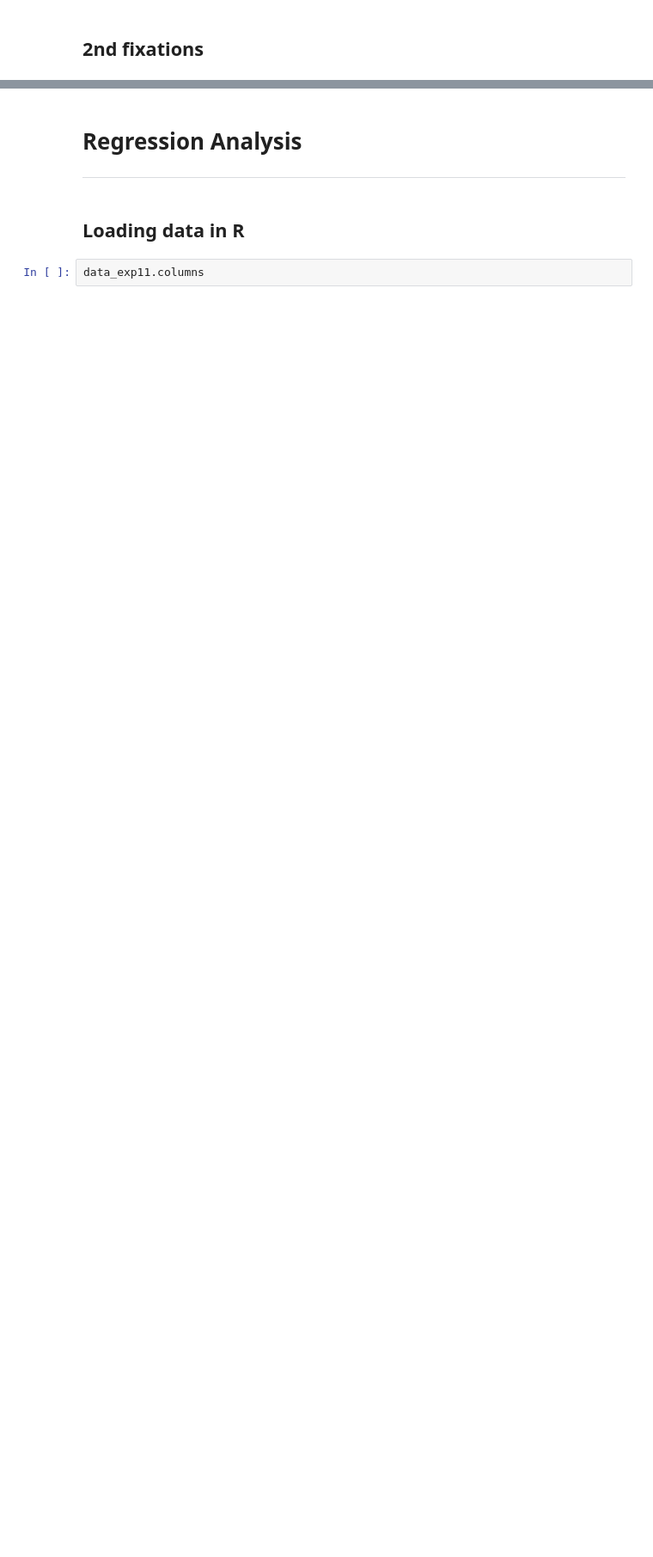
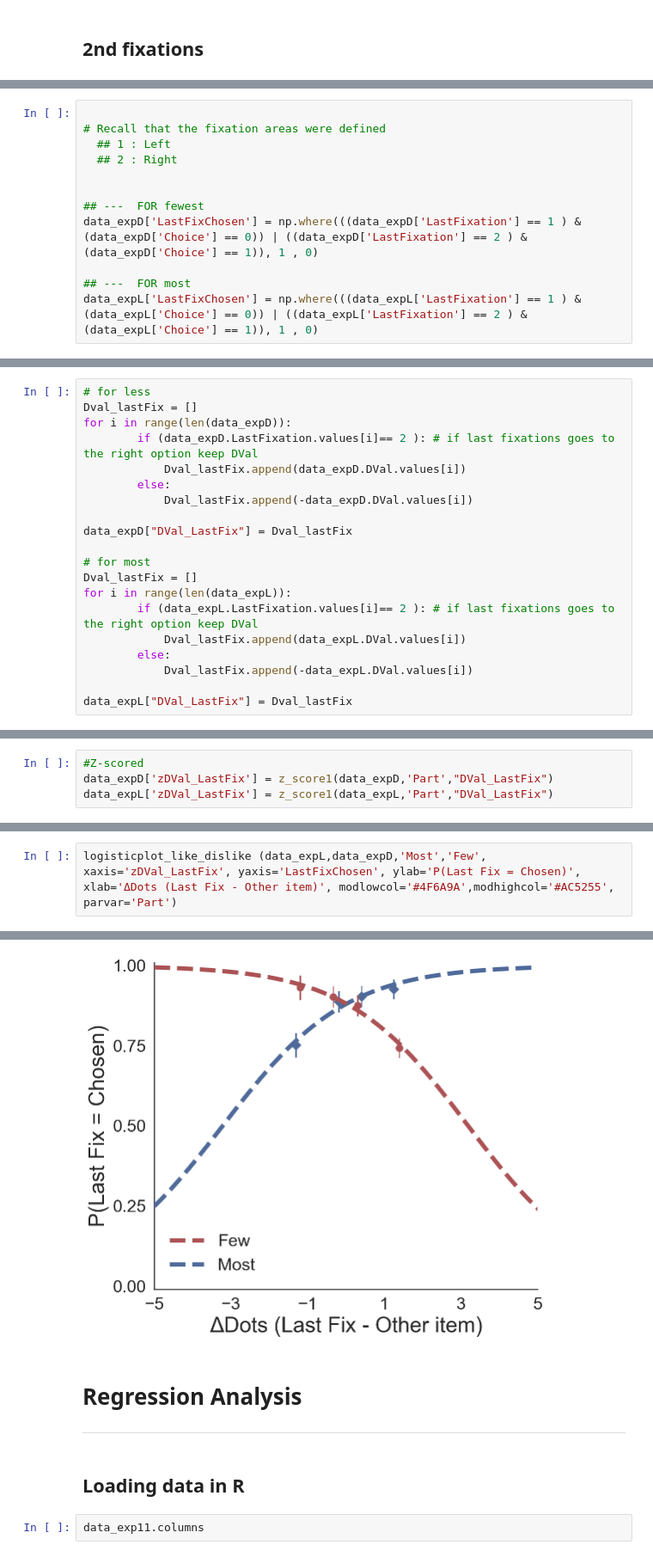
Before and after one commit to pradysepulveda/PF2019, a Jupyter notebook: PF2019_FixationsAnalysis_MiddleFix_FixCompress.ipynb, the cells around one changed output, grey strips where cells are left out. Shown: that part at 86% size. Saved outputs shown, nothing was run; the diff lists cells and outputs as text; blank space fills up the shorter version.

```diff
--- a/PF2019_FixationsAnalysis_MiddleFix_FixCompress.ipynb
+++ b/PF2019_FixationsAnalysis_MiddleFix_FixCompress.ipynb
@@ -721,0 +799,12 @@ sns.despine()
+# %%
+
+# Recall that the fixation areas were defined
+  ## 1 : Left
+  ## 2 : Right
+
+
+## ---  FOR fewest
+data_expD['LastFixChosen'] = np.where(((data_expD['LastFixation'] == 1 ) & (data_expD['Choice'] == 0)) | ((data_expD['LastFixation'] == 2 ) & (data_expD['Choice'] == 1)), 1 , 0)
+
+## ---  FOR most
+data_expL['LastFixChosen'] = np.where(((data_expL['LastFixation'] == 1 ) & (data_expL['Choice'] == 0)) | ((data_expL['LastFixation'] == 2 ) & (data_expL['Choice'] == 1)), 1 , 0)
@@ -721,0 +824,20 @@ sns.despine()
+# %%
+# for less
+Dval_lastFix = []
+for i in range(len(data_expD)):
+        if (data_expD.LastFixation.values[i]== 2 ): # if last fixations goes to the right option keep DVal
+            Dval_lastFix.append(data_expD.DVal.values[i])
+        else:
+            Dval_lastFix.append(-data_expD.DVal.values[i])
+
+data_expD["DVal_LastFix"] = Dval_lastFix
+
+# for most
+Dval_lastFix = []
+for i in range(len(data_expL)):
+        if (data_expL.LastFixation.values[i]== 2 ): # if last fixations goes to the right option keep DVal
+            Dval_lastFix.append(data_expL.DVal.values[i])
+        else:
+            Dval_lastFix.append(-data_expL.DVal.values[i])
+
+data_expL["DVal_LastFix"] = Dval_lastFix
@@ -721,0 +856,4 @@ sns.despine()
+# %%
+#Z-scored
+data_expD['zDVal_LastFix'] = z_score1(data_expD,'Part',"DVal_LastFix")
+data_expL['zDVal_LastFix'] = z_score1(data_expL,'Part',"DVal_LastFix")
@@ -721,0 +871,3 @@ sns.despine()
+# %%
+logisticplot_like_dislike (data_expL,data_expD,'Most','Few', xaxis='zDVal_LastFix', yaxis='LastFixChosen', ylab='P(Last Fix = Chosen)', xlab='ΔDots (Last Fix - Other item)', modlowcol='#4F6A9A',modhighcol='#AC5255', parvar='Part')
+# %% [output]
@@ -722,3 +884,4 @@ sns.despine()
+[figure, added]
 # %% [markdown]
 <a id='reg'></a>
 # Regression Analysis
```
Also changed, not shown: parts of 20 cells of this notebook.
